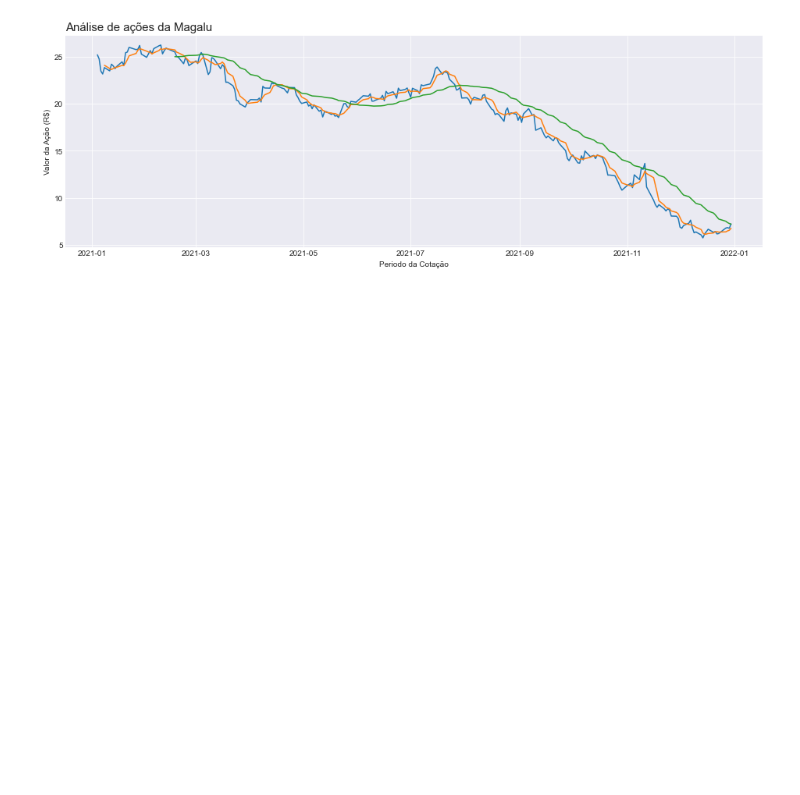
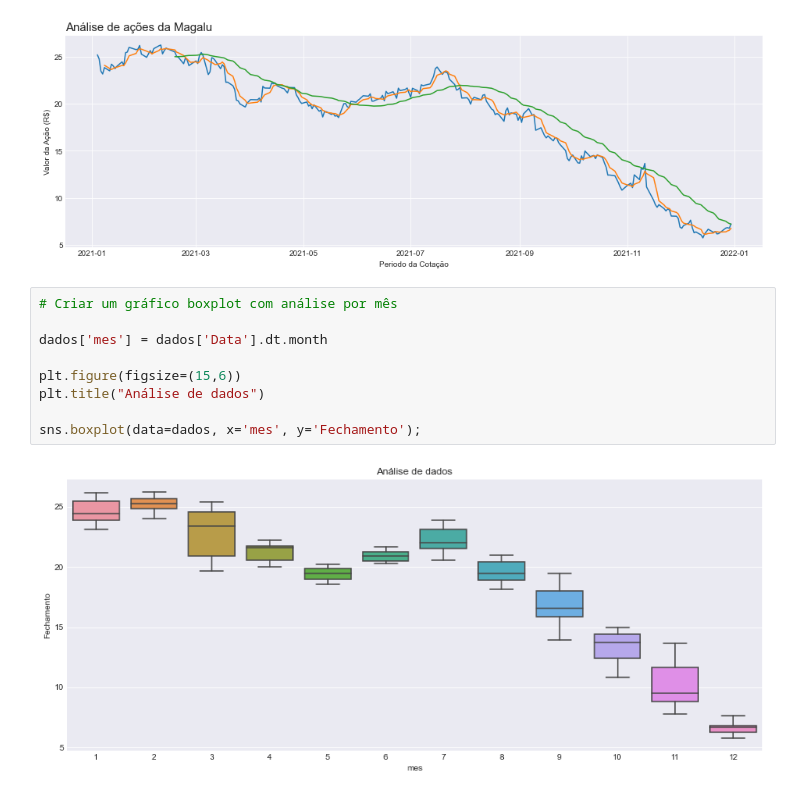
Before and after one commit to isaacuchoa/Magalu_a-es, a Jupyter notebook: acao_magalu.ipynb, the cells around one changed output. Saved outputs shown, nothing was run; the diff lists cells and outputs as text; blank space fills up the shorter version.

Commit message:
Inserção de gráfico boxplot

```diff
--- a/acao_magalu.ipynb
+++ b/acao_magalu.ipynb
@@ -124,3 +124,14 @@ plt.xlabel('Periodo da Cotação')
 plt.ylabel('Valor da Ação (R$)');
 # %% [output]
 [figure]
+# %%
+# Criar um gráfico boxplot com análise por mês
+
+dados['mes'] = dados['Data'].dt.month
+
+plt.figure(figsize=(15,6))
+plt.title("Análise de dados")
+
+sns.boxplot(data=dados, x='mes', y='Fechamento');
+# %% [output]
+[figure, added]
```
